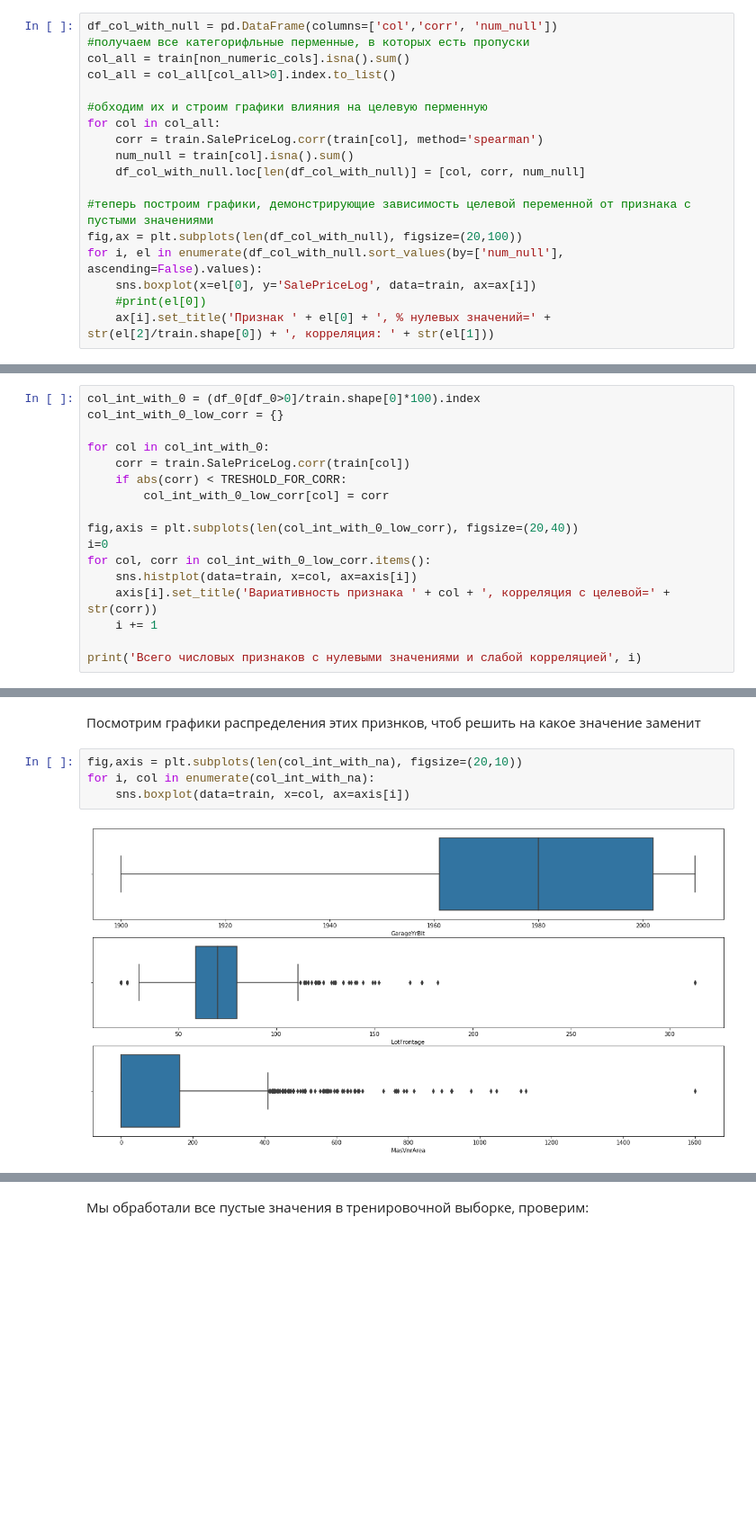
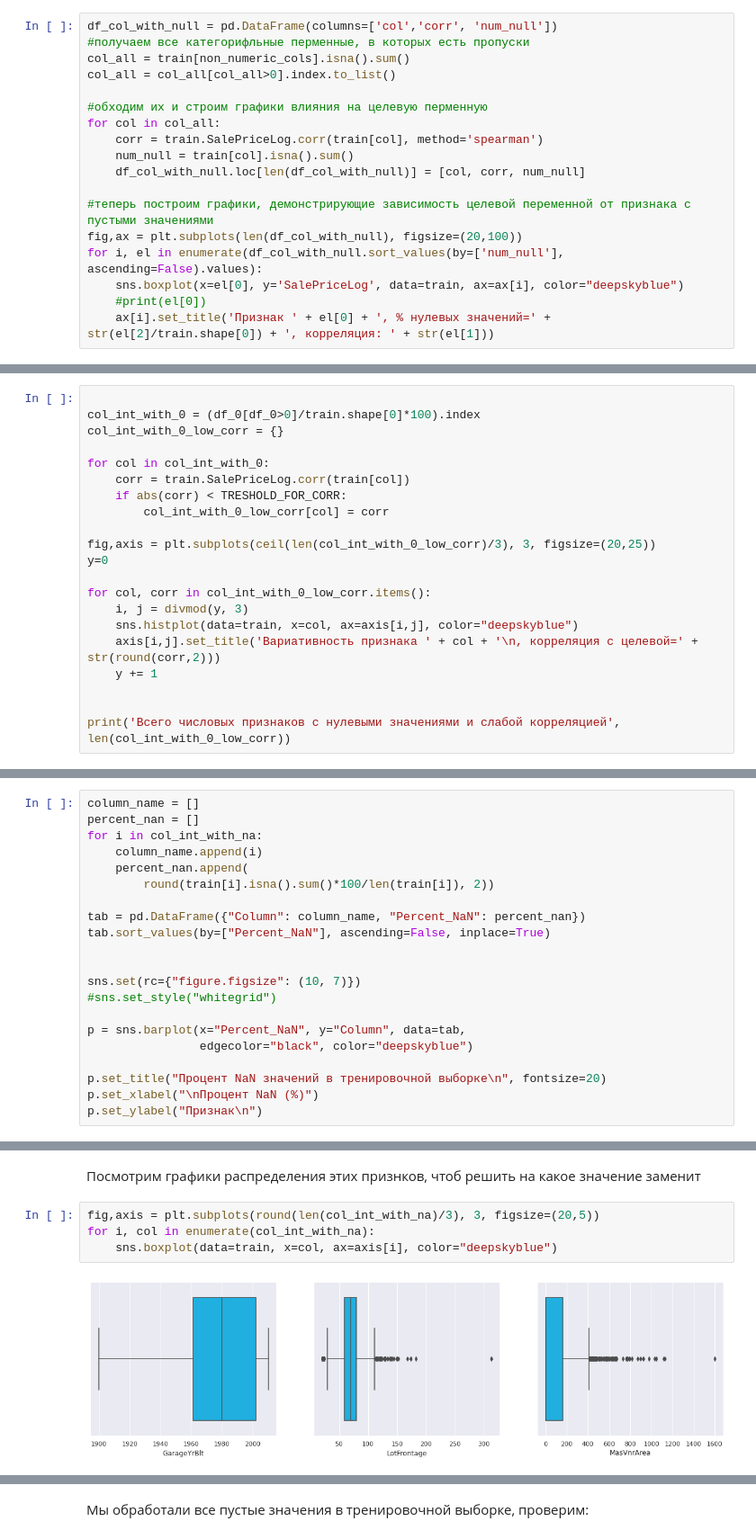
Before and after one commit to sonador88/ML_HousePricePredict, a Jupyter notebook: prg.ipynb, the cells around one changed output, grey strips where cells are left out. Shown at 90% size. Drawn from its saved outputs; the diff is of its cells as text; blank space fills up the shorter version.

```diff
--- a/prg.ipynb
+++ b/prg.ipynb
@@ -276,7 +291,7 @@ for col in col_all:
 #теперь построим графики, демонстрирующие зависимость целевой переменной от признака с пустыми значениями
 fig,ax = plt.subplots(len(df_col_with_null), figsize=(20,100))
 for i, el in enumerate(df_col_with_null.sort_values(by=['num_null'], ascending=False).values):
-    sns.boxplot(x=el[0], y='SalePriceLog', data=train, ax=ax[i])
+    sns.boxplot(x=el[0], y='SalePriceLog', data=train, ax=ax[i], color="deepskyblue")
     #print(el[0])
     ax[i].set_title('Признак ' + el[0] + ', % нулевых значений=' + str(el[2]/train.shape[0]) + ', корреляция: ' + str(el[1]))
 # %% [output]
@@ -401,6 +423,7 @@ dtype: float64
 
 пранализируем переменные, в которых есть 0 значения, при этом слабая корреляция с целевой, чтобы разобраться что означает 0
 # %%
+
 col_int_with_0 = (df_0[df_0>0]/train.shape[0]*100).index
 col_int_with_0_low_corr = {}
 
@@ -409,13 +432,16 @@ for col in col_int_with_0:
     if abs(corr) < TRESHOLD_FOR_CORR:
         col_int_with_0_low_corr[col] = corr
 
-fig,axis = plt.subplots(len(col_int_with_0_low_corr), figsize=(20,40))
-i=0
+fig,axis = plt.subplots(ceil(len(col_int_with_0_low_corr)/3), 3, figsize=(20,25))
+y=0
+
 for col, corr in col_int_with_0_low_corr.items():
-    sns.histplot(data=train, x=col, ax=axis[i])
-    axis[i].set_title('Вариативность признака ' + col + ', корреляция с целевой=' + str(corr))
-    i += 1
+    i, j = divmod(y, 3)
+    sns.histplot(data=train, x=col, ax=axis[i,j], color="deepskyblue")
+    axis[i,j].set_title('Вариативность признака ' + col + '\n, корреляция с целевой=' + str(round(corr,2)))
+    y += 1
 
-print('Всего числовых признаков с нулевыми значениями и слабой корреляцией', i)
+
+print('Всего числовых признаков с нулевыми значениями и слабой корреляцией', len(col_int_with_0_low_corr))
 # %% [output]
 Всего числовых признаков с нулевыми значениями и слабой корреляцией 7
@@ -451,0 +480,21 @@ dtype: int64
+# %%
+column_name = []
+percent_nan = []
+for i in col_int_with_na:
+    column_name.append(i)
+    percent_nan.append(
+        round(train[i].isna().sum()*100/len(train[i]), 2))
+
+tab = pd.DataFrame({"Column": column_name, "Percent_NaN": percent_nan})
+tab.sort_values(by=["Percent_NaN"], ascending=False, inplace=True)
+
+
+sns.set(rc={"figure.figsize": (10, 7)})
+#sns.set_style("whitegrid")
+
+p = sns.barplot(x="Percent_NaN", y="Column", data=tab,
+                edgecolor="black", color="deepskyblue")
+
+p.set_title("Процент NaN значений в тренировочной выборке\n", fontsize=20)
+p.set_xlabel("\nПроцент NaN (%)")
+p.set_ylabel("Признак\n")
@@ -452,9 +504,9 @@ dtype: int64
 # %% [markdown]
 Посмотрим графики распределения этих признков, чтоб решить на какое значение заменит
 # %%
-fig,axis = plt.subplots(len(col_int_with_na), figsize=(20,10))
+fig,axis = plt.subplots(round(len(col_int_with_na)/3), 3, figsize=(20,5))
 for i, col in enumerate(col_int_with_na):
-    sns.boxplot(data=train, x=col, ax=axis[i])
+    sns.boxplot(data=train, x=col, ax=axis[i], color="deepskyblue")
 # %% [output]
-[figure, old version]
+[figure, new version]
 # %% [markdown]
```
Also changed, not shown: parts of 66 cells of this notebook, 1 other file.
